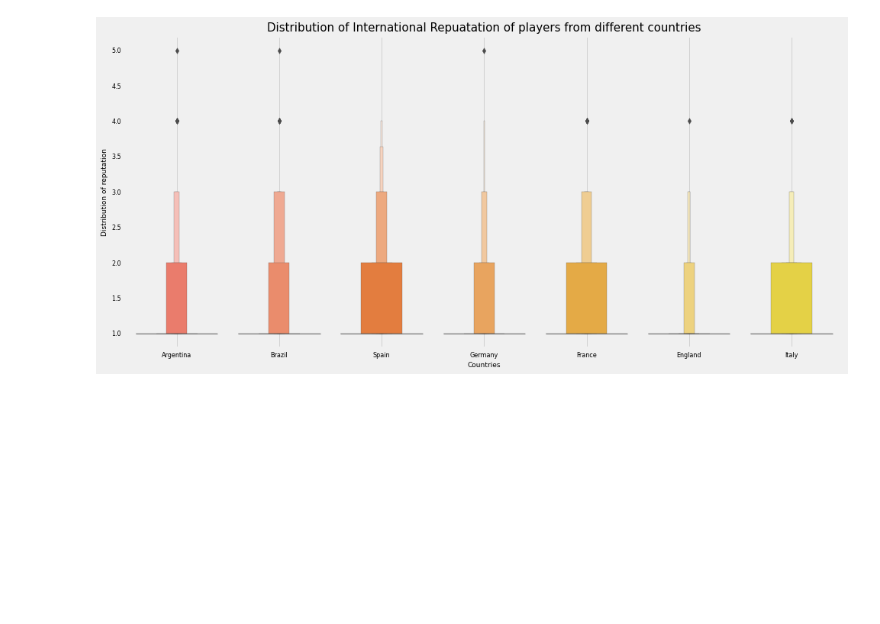
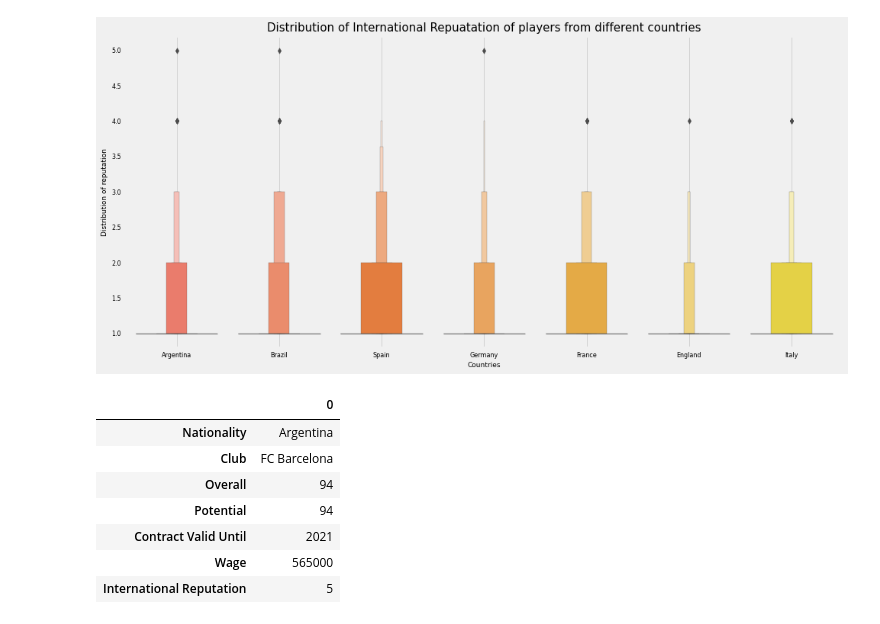
Before and after one commit to brianlobo394/FIFA18Players_Analysis, a Jupyter notebook: FIFA18_EDA.ipynb, the cells around one changed output. Saved outputs shown, nothing was run; the diff lists cells and outputs as text; code cells hidden in the pictures; blank space fills up the shorter version.

```diff
--- a/FIFA18_EDA.ipynb
+++ b/FIFA18_EDA.ipynb
@@ -539,3 +535,22 @@ plt.grid()
 plt.show()
 # %% [output]
 [figure]
+# %%
+#Players reports function
+
+def report(player):
+    return data[data['Name'] == player][['Nationality','Club',
+                                         'Overall','Potential',
+                                         'Contract Valid Until','Wage',
+                                        'International Reputation']].reset_index(drop = True).T
+# %%
+report('L. Messi')
+# %% [output]
+|  | 0 |
+| Nationality | Argentina |
+| Club | FC Barcelona |
+| Overall | 94 |
+| Potential | 94 |
+| Contract Valid Until | 2021 |
+| Wage | 565000 |
+| International Reputation | 5 |
```
Also changed, not shown: parts of 14 cells of this notebook.
